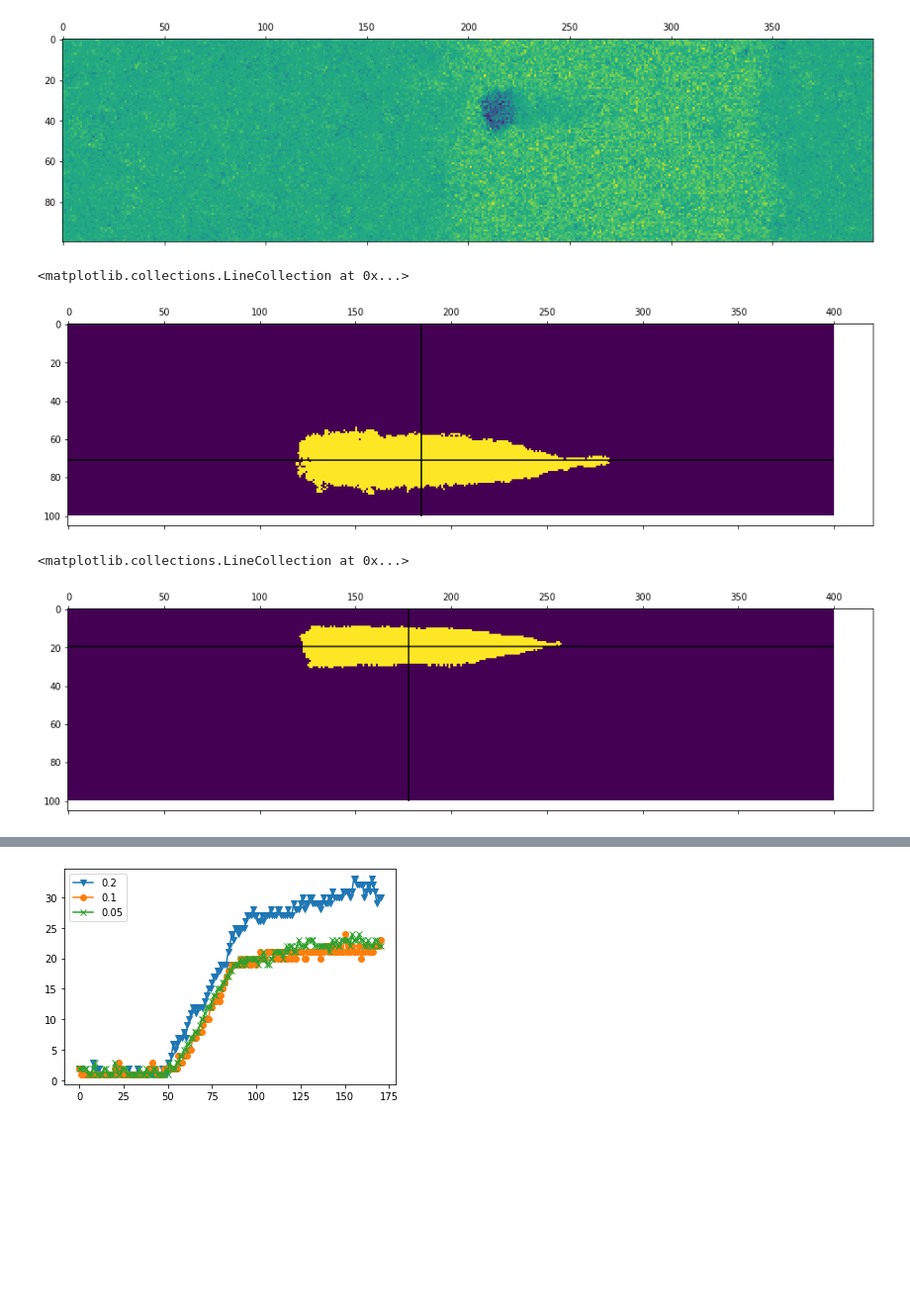
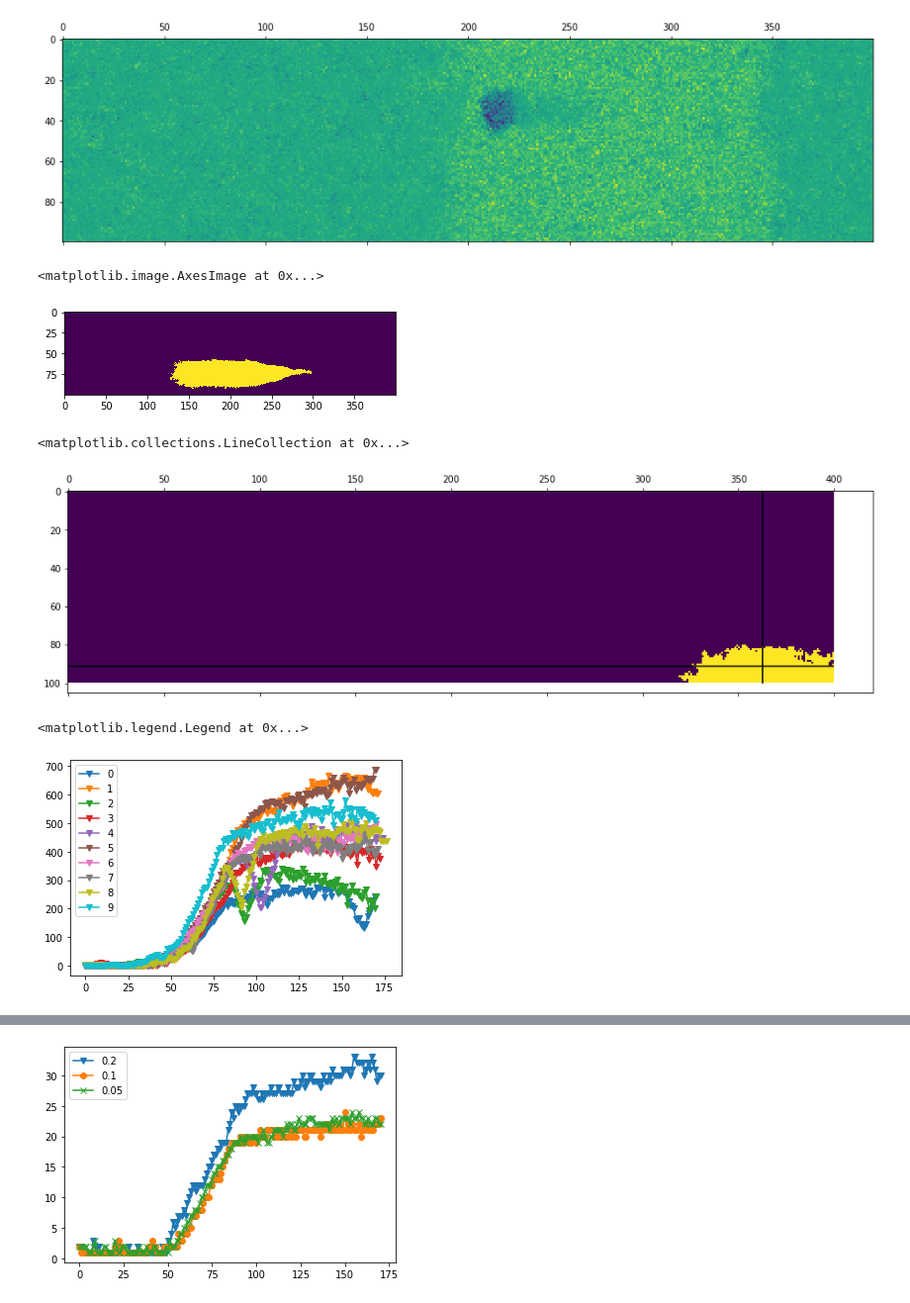
Before and after one commit to BrieucB/AI2d, a Jupyter notebook: AI2D_off_lattice/destab_bands/destab_bands.ipynb, the cells around one changed output, grey strips where cells are left out. Shown at 99% size. Cells and saved outputs as stored; diff of their text form; code cells hidden in the pictures; blank space fills up the shorter version.

```diff
--- a/AI2D_off_lattice/destab_bands/destab_bands.ipynb
+++ b/AI2D_off_lattice/destab_bands/destab_bands.ipynb
@@ -18,8 +20,8 @@ for D in list_D:
     df_rho[D]={}
     for k in range(10):
         try:
-            df_m[D][k]=pd.read_csv('runs_v1/D%s/f_profiles_m_run%d.dat'%(D,k), sep=' ', names=['t']+[str(a) for a in np.arange(400)], index_col=False, dtype=np.float64)
-            df_rho[D][k]=pd.read_csv('runs_v1/D%s/f_profiles_rho_run%d.dat'%(D,k), sep=' ', names=['t']+[str(a) for a in np.arange(400)], index_col=False, dtype=np.float64)
+            df_m[D][k]=pd.read_csv('runs_v0/D%s/f_profiles_m_run%d.dat.gz'%(D,k), sep=' ', names=['t']+[str(a) for a in np.arange(400)], index_col=False, dtype=np.float64)
+            df_rho[D][k]=pd.read_csv('runs_v0/D%s/f_profiles_rho_run%d.dat.gz'%(D,k), sep=' ', names=['t']+[str(a) for a in np.arange(400)], index_col=False, dtype=np.float64)
         except:
             print(D,k)
 # %% [output]
@@ -37,8 +35,6 @@ for D in list_D:
 0.8 7
 0.8 8
 0.8 9
-# %%
-            df_m[D][k]=pd.read_csv('runs_v1/D%s/f_profiles_m_run%d.dat'%(D,k), sep=' ', names=['t']+[str(a) for a in np.arange(400)], index_col=False, dtype=np.float64)
 # %% [markdown]
 # Exploration
 # %%
@@ -342,22 +352,31 @@ plt.matshow(df_m[D][k][df_m[D][k].t==vec_t[100]].drop(columns=['t']).values)
 [figure]
 # %%
 D=0.4
-k=5
+k=9
 y, x = np.where(trace[D][k])
-plt.matshow(trace[D][k])
-plt.hlines(np.mean(y), 0, 400)
-plt.vlines(np.mean(x), 0, 100)
+plt.imshow(trace[D][k])
+#plt.hlines(np.mean(y), 0, 400)
+#plt.vlines(np.mean(x), 0, 100)
 # %% [output]
-<matplotlib.collections.LineCollection at 0x...>
+<matplotlib.image.AxesImage at 0x...>
-[figure, old version]
+[figure, new version]
 # %%
-D=0.05
-k=5
+D=0.5
+k=4
 y, x = np.where(trace[D][k])
 plt.matshow(trace[D][k])
 plt.hlines(np.mean(y), 0, 400)
 plt.vlines(np.mean(x), 0, 100)
 # %% [output]
 <matplotlib.collections.LineCollection at 0x...>
-[figure, old version]
+[figure, new version]
+# %%
+D=0.4
+for k in surf[D]:
+    plt.plot(surf[D][k], 'v-', label=k)
+
+plt.legend()
+# %% [output]
+<matplotlib.legend.Legend at 0x...>
+[figure, added]
 # %%
```
Also changed, not shown: parts of 10 cells of this notebook, 33 other files.
